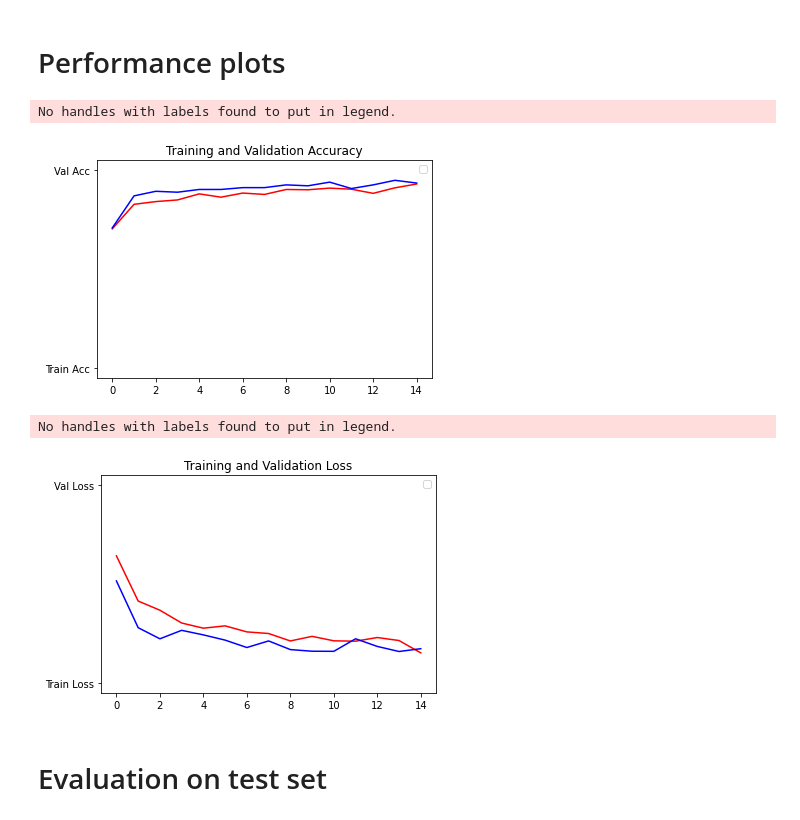
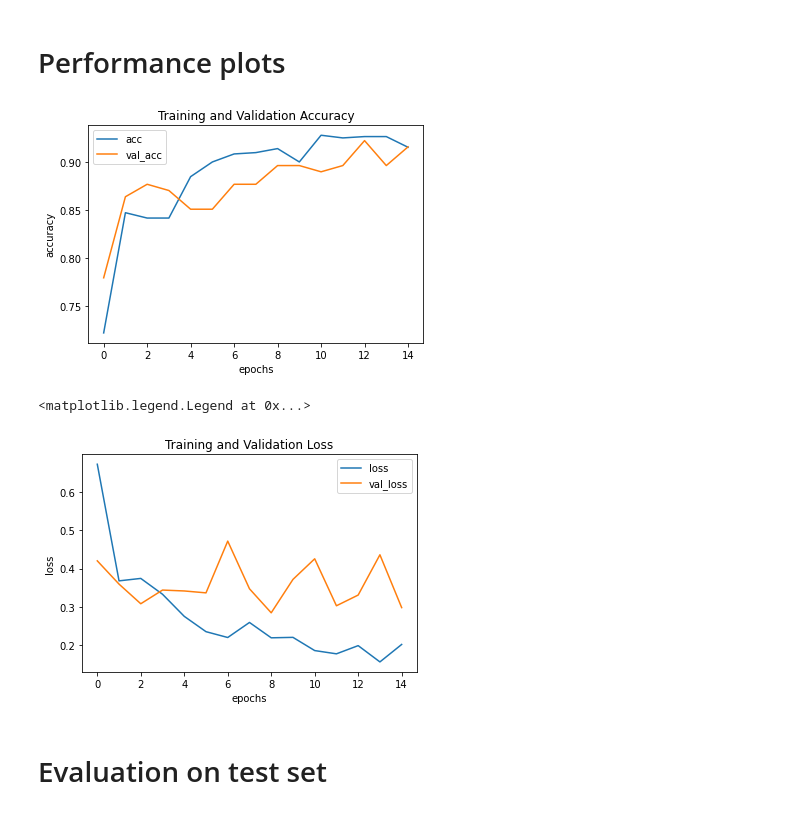
Before and after one commit to capstone-dtire/capstone-dtire, a Jupyter notebook: ml/model/Model(resnet50).ipynb, the cells around one changed output. Cells and saved outputs as stored; diff of their text form; code cells hidden in the pictures.

```diff
--- a/ml/model/Model(resnet50).ipynb
+++ b/ml/model/Model(resnet50).ipynb
@@ -93,7 +97,7 @@ df_train = df_full.iloc[:sliceIdx,:]
 df_test_full = df_full.iloc[sliceIdx:,:]
 
 # split the test dataset to val and test
-sliceIdx= int(0.7*len(df_test_full))
+sliceIdx= int(0.5*len(df_test_full))
 df_val = df_test_full.iloc[:sliceIdx,:]
 df_test = df_test_full.iloc[sliceIdx:,:]
 
@@ -160,8 +164,8 @@ inputs = pretrained_model.input
 
 
 x = Dense(64, activation='relu')(pretrained_model.output)
-x = Dense(32, activation='relu')(pretrained_model.output)
-x = Dropout(0.1)(x)
+x = Dense(32, activation='relu')(x)
+x = Dropout(0.2)(x)
 x = Dense(32, activation='relu')(x)#adding some custom output layer base on need.
 #output layer has 1 unit neuron for classify
 outputs = Dense(1, activation='sigmoid')(x)
@@ -226,26 +230,28 @@ Epoch 15/15
 # %%
 acc = mo_fit.history['accuracy']
 val_acc = mo_fit.history['val_accuracy']
 loss = mo_fit.history['loss']
 val_loss = mo_fit.history['val_loss']
 epochs = range(len(acc))
 
-plt.plot(epochs, acc, 'r', 'Train Acc')
-plt.plot(epochs, val_acc, 'b', 'Val Acc')
+plt.plot(acc)
+plt.plot(val_acc)
 plt.title("Training and Validation Accuracy")
-plt.legend(loc=0)
+plt.xlabel("epochs")
+plt.ylabel("accuracy")
+plt.legend(['acc', 'val_acc'])
 plt.show()
 print('')
-plt.plot(epochs, loss, 'r', 'Train Loss')
-plt.plot(epochs, val_loss, 'b', 'Val Loss')
-plt.legend(loc=0)
+plt.plot(loss)
+plt.plot(val_loss)
 plt.title("Training and Validation Loss")
-plt.show()
+plt.xlabel("epochs")
+plt.ylabel("loss")
+plt.legend(['loss', 'val_loss'])
 # %% [output]
+[figure, new version]
-No handles with labels found to put in legend.
+<matplotlib.legend.Legend at 0x...>
-[figure, old version]
-No handles with labels found to put in legend.
-[figure, old version]
+[figure, new version]
 # %% [markdown]
 # Evaluation on test set
 # %%
```
Also changed, not shown: parts of 14 cells of this notebook.
